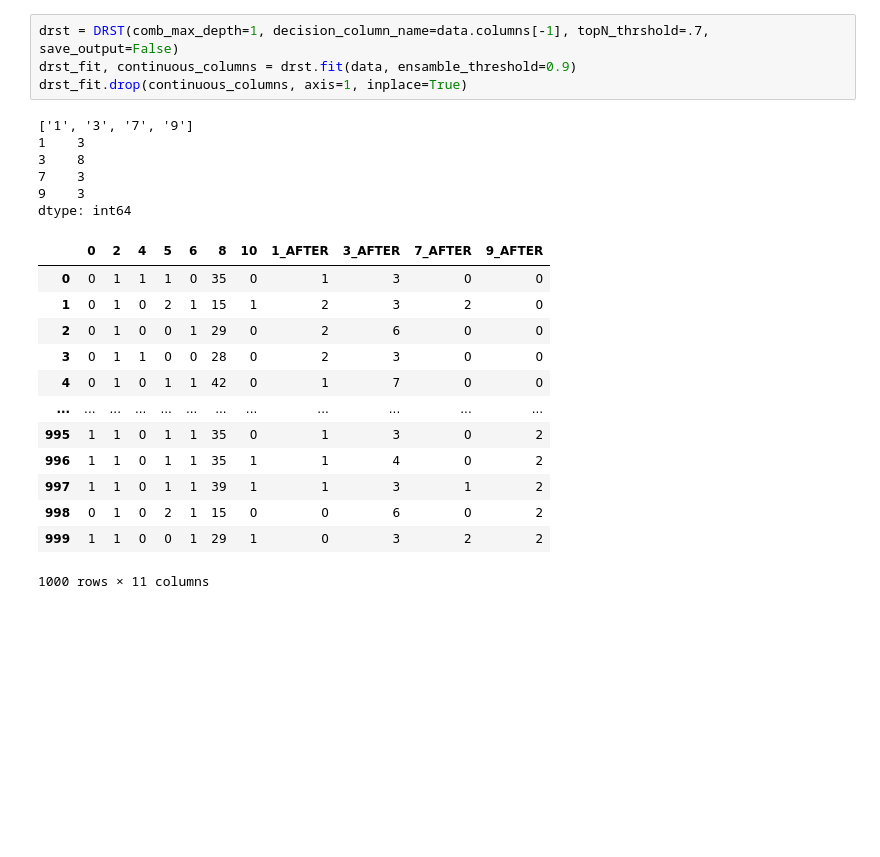
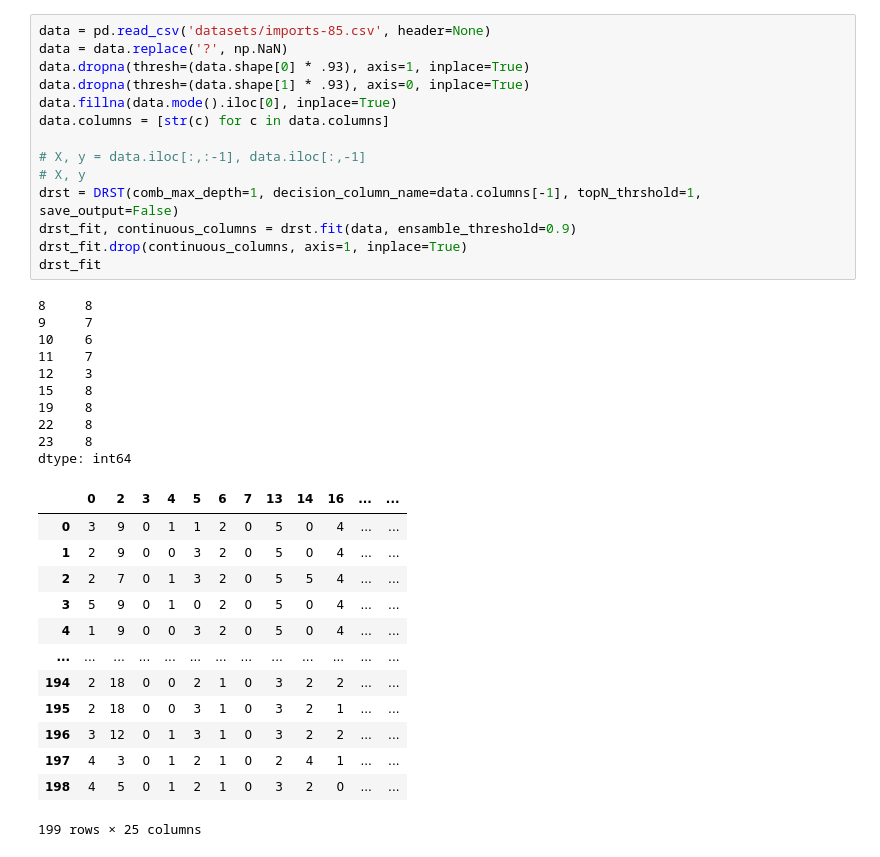
Before and after one commit to atf98/An-Efficient-Discretization-Algorithm-Using-Rough-Set-Theory, a Jupyter notebook: test.ipynb, the cells around one changed output. Cells and saved outputs as stored; diff of their text form; blank space fills up the shorter version.

Commit message:
cleaning data 0.4

```diff
--- a/test.ipynb
+++ b/test.ipynb
@@ -52,24 +112,38 @@ echocardiogram ====> LOADED
-# %%
-drst = DRST(comb_max_depth=1, decision_column_name=data.columns[-1], topN_thrshold=.7, save_output=False)
-drst_fit, continuous_columns = drst.fit(data, ensamble_threshold=0.9)
-drst_fit.drop(continuous_columns, axis=1, inplace=True)
-# %% [output]
-['1', '3', '7', '9']
-1    3
-3    8
-7    3
-9    3
-dtype: int64
-|  | 0 | 2 | 4 | 5 | 6 | 8 | 10 | 1_AFTER | 3_AFTER | 7_AFTER | 9_AFTER |
-| 0 | 0 | 1 | 1 | 1 | 0 | 35 | 0 | 1 | 3 | 0 | 0 |
-| 1 | 0 | 1 | 0 | 2 | 1 | 15 | 1 | 2 | 3 | 2 | 0 |
-| 2 | 0 | 1 | 0 | 0 | 1 | 29 | 0 | 2 | 6 | 0 | 0 |
-| 3 | 0 | 1 | 1 | 0 | 0 | 28 | 0 | 2 | 3 | 0 | 0 |
-| 4 | 0 | 1 | 0 | 1 | 1 | 42 | 0 | 1 | 7 | 0 | 0 |
-| ... | ... | ... | ... | ... | ... | ... | ... | ... | ... | ... | ... |
-| 995 | 1 | 1 | 0 | 1 | 1 | 35 | 0 | 1 | 3 | 0 | 2 |
-| 996 | 1 | 1 | 0 | 1 | 1 | 35 | 1 | 1 | 4 | 0 | 2 |
-| 997 | 1 | 1 | 0 | 1 | 1 | 39 | 1 | 1 | 3 | 1 | 2 |
-| 998 | 0 | 1 | 0 | 2 | 1 | 15 | 0 | 0 | 6 | 0 | 2 |
-| 999 | 1 | 1 | 0 | 0 | 1 | 29 | 1 | 0 | 3 | 2 | 2 |
-1000 rows × 11 columns
+# %%
+data = pd.read_csv('datasets/imports-85.csv', header=None)
+data = data.replace('?', np.NaN)
+data.dropna(thresh=(data.shape[0] * .93), axis=1, inplace=True)
+data.dropna(thresh=(data.shape[1] * .93), axis=0, inplace=True)
+data.fillna(data.mode().iloc[0], inplace=True)
+data.columns = [str(c) for c in data.columns]
+
+# X, y = data.iloc[:,:-1], data.iloc[:,-1]
+# X, y
+drst = DRST(comb_max_depth=1, decision_column_name=data.columns[-1], topN_thrshold=1, save_output=False)
+drst_fit, continuous_columns = drst.fit(data, ensamble_threshold=0.9)
+drst_fit.drop(continuous_columns, axis=1, inplace=True)
+drst_fit
+# %% [output]
+8     8
+9     7
+10    6
+11    7
+12    3
+15    8
+19    8
+22    8
+23    8
+dtype: int64
+|  | 0 | 2 | 3 | 4 | 5 | 6 | 7 | 13 | 14 | 16 | ... | ... |
+| 0 | 3 | 9 | 0 | 1 | 1 | 2 | 0 | 5 | 0 | 4 | ... | ... |
+| 1 | 2 | 9 | 0 | 0 | 3 | 2 | 0 | 5 | 0 | 4 | ... | ... |
+| 2 | 2 | 7 | 0 | 1 | 3 | 2 | 0 | 5 | 5 | 4 | ... | ... |
+| 3 | 5 | 9 | 0 | 1 | 0 | 2 | 0 | 5 | 0 | 4 | ... | ... |
+| 4 | 1 | 9 | 0 | 0 | 3 | 2 | 0 | 5 | 0 | 4 | ... | ... |
+| ... | ... | ... | ... | ... | ... | ... | ... | ... | ... | ... | ... | ... |
+| 194 | 2 | 18 | 0 | 0 | 2 | 1 | 0 | 3 | 2 | 2 | ... | ... |
+| 195 | 2 | 18 | 0 | 0 | 3 | 1 | 0 | 3 | 2 | 1 | ... | ... |
+| 196 | 3 | 12 | 0 | 1 | 3 | 1 | 0 | 3 | 2 | 2 | ... | ... |
+| 197 | 4 | 3 | 0 | 1 | 2 | 1 | 0 | 2 | 4 | 1 | ... | ... |
+| 198 | 4 | 5 | 0 | 1 | 2 | 1 | 0 | 3 | 2 | 0 | ... | ... |
+199 rows × 25 columns
```
Also changed, not shown: parts of 6 cells of this notebook, 49 other files.
